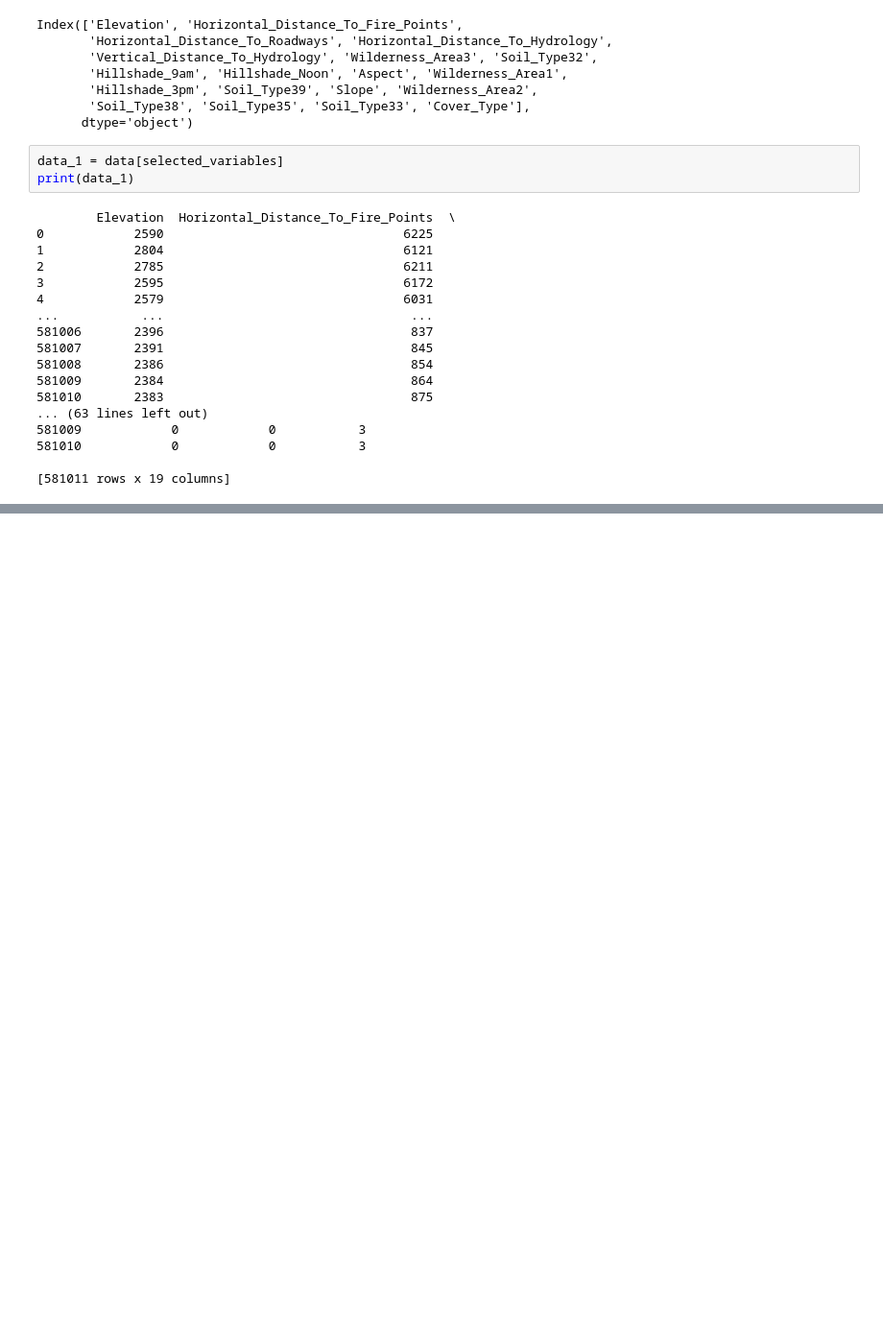
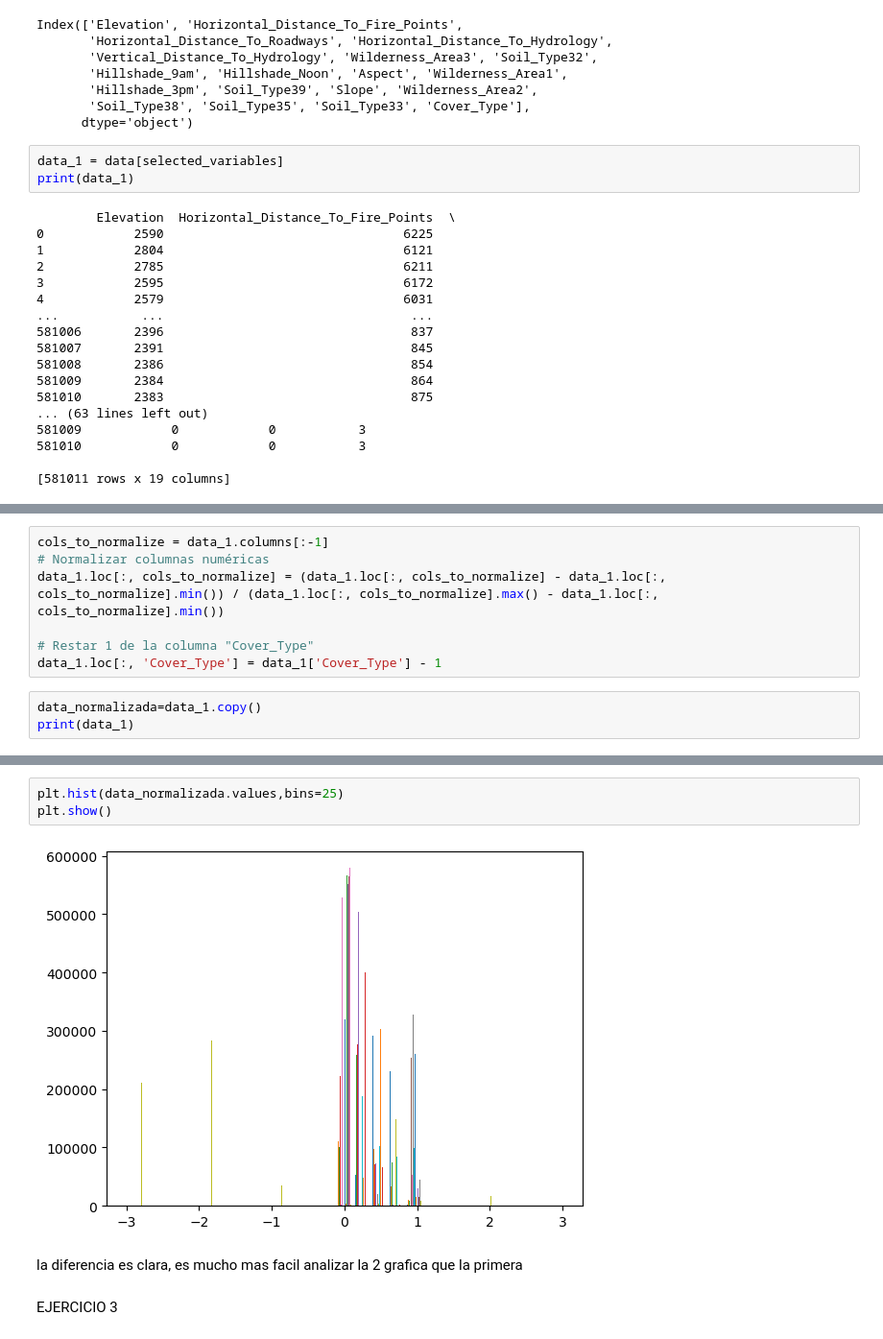
Before and after one commit to AngelMP02/Examen_Eda, a Jupyter notebook: data.ipynb, the cells around one changed output, grey strips where cells are left out. Shown: that part at 96% size. Drawn from its saved outputs; the diff is of its cells as text; blank space fills up the shorter version.

```diff
--- a/data.ipynb
+++ b/data.ipynb
@@ -90,0 +101,10 @@ print(data_1)
+# %%
+cols_to_normalize = data_1.columns[:-1]
+# Normalizar columnas numéricas
+data_1.loc[:, cols_to_normalize] = (data_1.loc[:, cols_to_normalize] - data_1.loc[:, cols_to_normalize].min()) / (data_1.loc[:, cols_to_normalize].max() - data_1.loc[:, cols_to_normalize].min())
+
+# Restar 1 de la columna "Cover_Type"
+data_1.loc[:, 'Cover_Type'] = data_1['Cover_Type'] - 1
+# %%
+data_normalizada=data_1.copy()
+print(data_1)
@@ -90,0 +129,9 @@ print(data_1)
+# %%
+plt.hist(data_normalizada.values,bins=25)
+plt.show()
+# %% [output]
+[figure, added]
+# %% [markdown]
+la diferencia es clara, es mucho mas facil analizar la 2 grafica que la primera
+# %% [markdown]
+EJERCICIO 3
```
Also changed, not shown: parts of 4 cells of this notebook.
